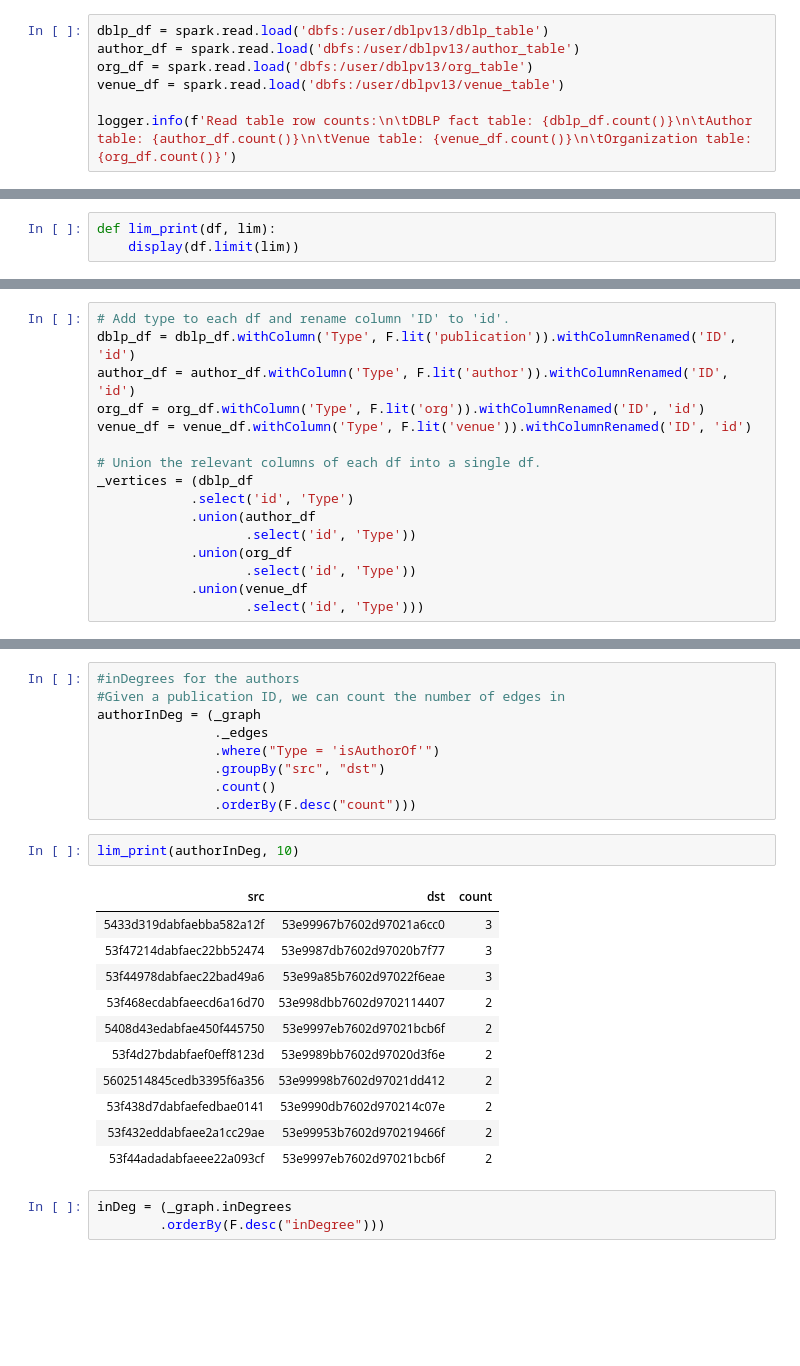
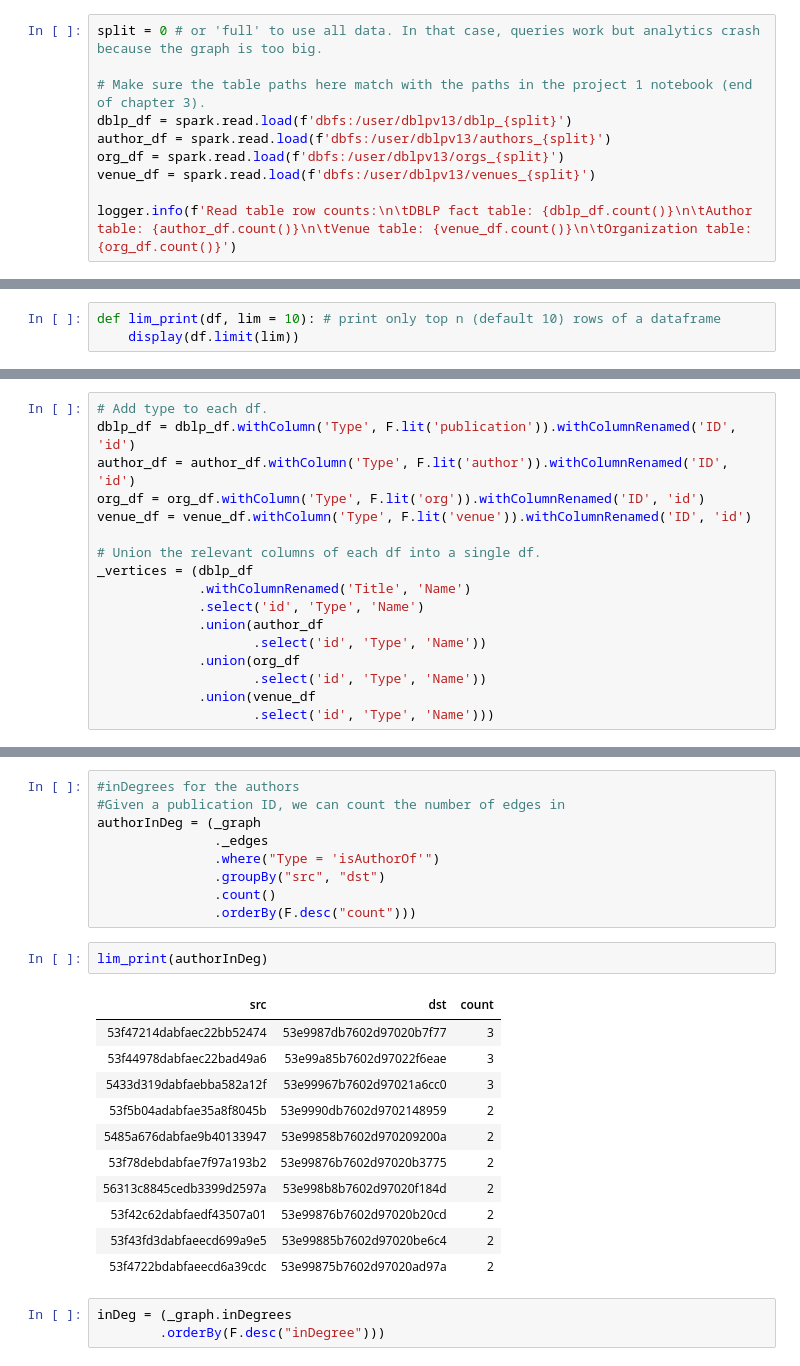
Before and after one commit to Martin-Msb/bdm-project-2, a Jupyter notebook: Knowledge Graph.ipynb, the cells around one changed output, grey strips where cells are left out. Drawn from its saved outputs; the diff is of its cells as text; blank space fills up the shorter version.

```diff
--- a/Knowledge Graph.ipynb
+++ b/Knowledge Graph.ipynb
@@ -39,8 +34,11 @@ I'll skip this and use the created dataframs instead!
 # %%
-dblp_df = spark.read.load('dbfs:/user/dblpv13/dblp_table')
-author_df = spark.read.load('dbfs:/user/dblpv13/author_table')
-org_df = spark.read.load('dbfs:/user/dblpv13/org_table')
-venue_df = spark.read.load('dbfs:/user/dblpv13/venue_table')
+split = 0 # or 'full' to use all data. In that case, queries work but analytics crash because the graph is too big.
+
+# Make sure the table paths here match with the paths in the project 1 notebook (end of chapter 3).
+dblp_df = spark.read.load(f'dbfs:/user/dblpv13/dblp_{split}')
+author_df = spark.read.load(f'dbfs:/user/dblpv13/authors_{split}')
+org_df = spark.read.load(f'dbfs:/user/dblpv13/orgs_{split}')
+venue_df = spark.read.load(f'dbfs:/user/dblpv13/venues_{split}')
 
 logger.info(f'Read table row counts:\n\tDBLP fact table: {dblp_df.count()}\n\tAuthor table: {author_df.count()}\n\tVenue table: {venue_df.count()}\n\tOrganization table: {org_df.count()}')
 # %% [output]
@@ -52,3 +50,3 @@ INFO:__main__:Read table row counts:
 # %%
-def lim_print(df, lim):
+def lim_print(df, lim = 10): # print only top n (default 10) rows of a dataframe
     display(df.limit(lim))
@@ -60,5 +77,5 @@ To each DF, add the vertex type. We will have 4 types of vertices: publications,
 # %%
-# Add type to each df and rename column 'ID' to 'id'.
+# Add type to each df.
 dblp_df = dblp_df.withColumn('Type', F.lit('publication')).withColumnRenamed('ID', 'id')
 author_df = author_df.withColumn('Type', F.lit('author')).withColumnRenamed('ID', 'id')
 org_df = org_df.withColumn('Type', F.lit('org')).withColumnRenamed('ID', 'id')
@@ -66,11 +83,12 @@ venue_df = venue_df.withColumn('Type', F.lit('venue')).withColumnRenamed('ID', '
 
 # Union the relevant columns of each df into a single df.
 _vertices = (dblp_df
-            .select('id', 'Type')
-            .union(author_df
-                   .select('id', 'Type'))
-            .union(org_df
-                   .select('id', 'Type'))
-            .union(venue_df
-                   .select('id', 'Type')))
+             .withColumnRenamed('Title', 'Name')
+             .select('id', 'Type', 'Name')
+             .union(author_df
+                    .select('id', 'Type', 'Name'))
+             .union(org_df
+                    .select('id', 'Type', 'Name'))
+             .union(venue_df
+                    .select('id', 'Type', 'Name')))
 # %%
@@ -404,19 +452,19 @@ authorInDeg = (_graph
                .count()
                .orderBy(F.desc("count")))
 # %%
-lim_print(authorInDeg, 10)
+lim_print(authorInDeg)
 # %% [output]
 | src | dst | count |
-| 5433d319dabfaebba582a12f | 53e99967b7602d97021a6cc0 | 3 |
 | 53f47214dabfaec22bb52474 | 53e9987db7602d97020b7f77 | 3 |
 | 53f44978dabfaec22bad49a6 | 53e99a85b7602d97022f6eae | 3 |
-| 53f468ecdabfaeecd6a16d70 | 53e998dbb7602d9702114407 | 2 |
-| 5408d43edabfae450f445750 | 53e9997eb7602d97021bcb6f | 2 |
-| 53f4d27bdabfaef0eff8123d | 53e9989bb7602d97020d3f6e | 2 |
-| 5602514845cedb3395f6a356 | 53e99998b7602d97021dd412 | 2 |
-| 53f438d7dabfaefedbae0141 | 53e9990db7602d970214c07e | 2 |
-| 53f432eddabfaee2a1cc29ae | 53e99953b7602d970219466f | 2 |
-| 53f44adadabfaeee22a093cf | 53e9997eb7602d97021bcb6f | 2 |
+| 5433d319dabfaebba582a12f | 53e99967b7602d97021a6cc0 | 3 |
+| 53f5b04adabfae35a8f8045b | 53e9990db7602d9702148959 | 2 |
+| 5485a676dabfae9b40133947 | 53e99858b7602d970209200a | 2 |
+| 53f78debdabfae7f97a193b2 | 53e99876b7602d97020b3775 | 2 |
+| 56313c8845cedb3399d2597a | 53e998b8b7602d97020f184d | 2 |
+| 53f42c62dabfaedf43507a01 | 53e99876b7602d97020b20cd | 2 |
+| 53f43fd3dabfaeecd699a9e5 | 53e99885b7602d97020be6c4 | 2 |
+| 53f4722bdabfaeecd6a39cdc | 53e99875b7602d97020ad97a | 2 |
 # %%
 inDeg = (_graph.inDegrees
         .orderBy(F.desc("inDegree")))
```
Also changed, not shown: parts of 76 cells of this notebook.
